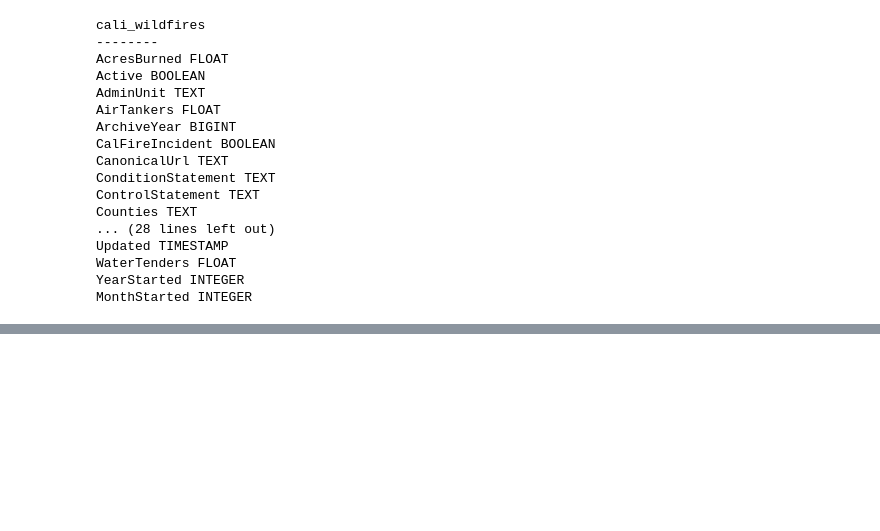
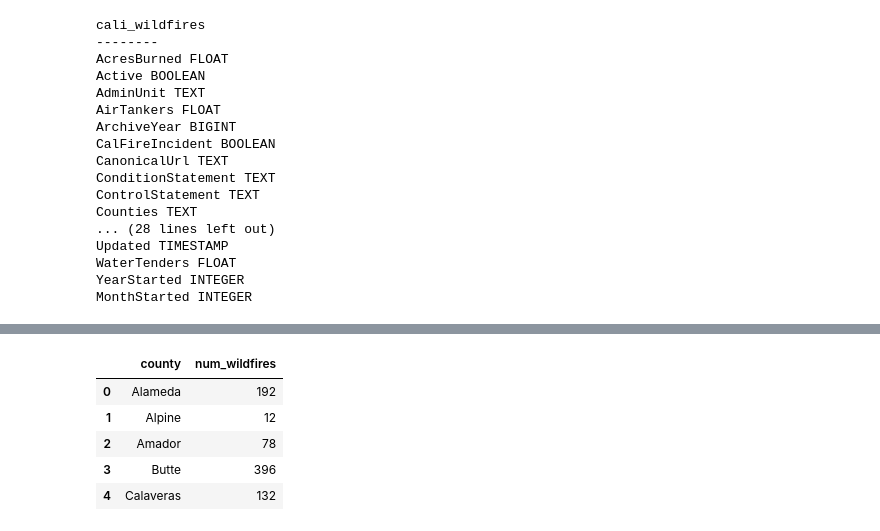
Before and after one commit to gydata5/california_wildfires, a Jupyter notebook: eewimmer/database/Queries_Cali_Wildfires-eewimmer.ipynb, the cells around one changed output, grey strips where cells are left out. Saved outputs shown, nothing was run; the diff lists cells and outputs as text; code cells hidden in the pictures; blank space fills up the shorter version.

```diff
--- a/eewimmer/database/Queries_Cali_Wildfires-eewimmer.ipynb
+++ b/eewimmer/database/Queries_Cali_Wildfires-eewimmer.ipynb
@@ -113,0 +114,20 @@ plt.show()
+# %%
+# number of wildfires per county
+query = text ("""SELECT
+                    Counties as county,
+                    count(CountyIds) as num_wildfires
+                    FROM
+                        cali_wildfires
+                    GROUP BY
+                        Counties
+                    ORDER BY
+                        Counties asc;""")
+PerCounty = pd.read_sql(query, con = con)
+PerCounty.head()
+# %% [output]
+|  | county | num_wildfires |
+| 0 | Alameda | 192 |
+| 1 | Alpine | 12 |
+| 2 | Amador | 78 |
+| 3 | Butte | 396 |
+| 4 | Calaveras | 132 |
```
Also changed, not shown: parts of 9 cells of this notebook, 1 other file.
